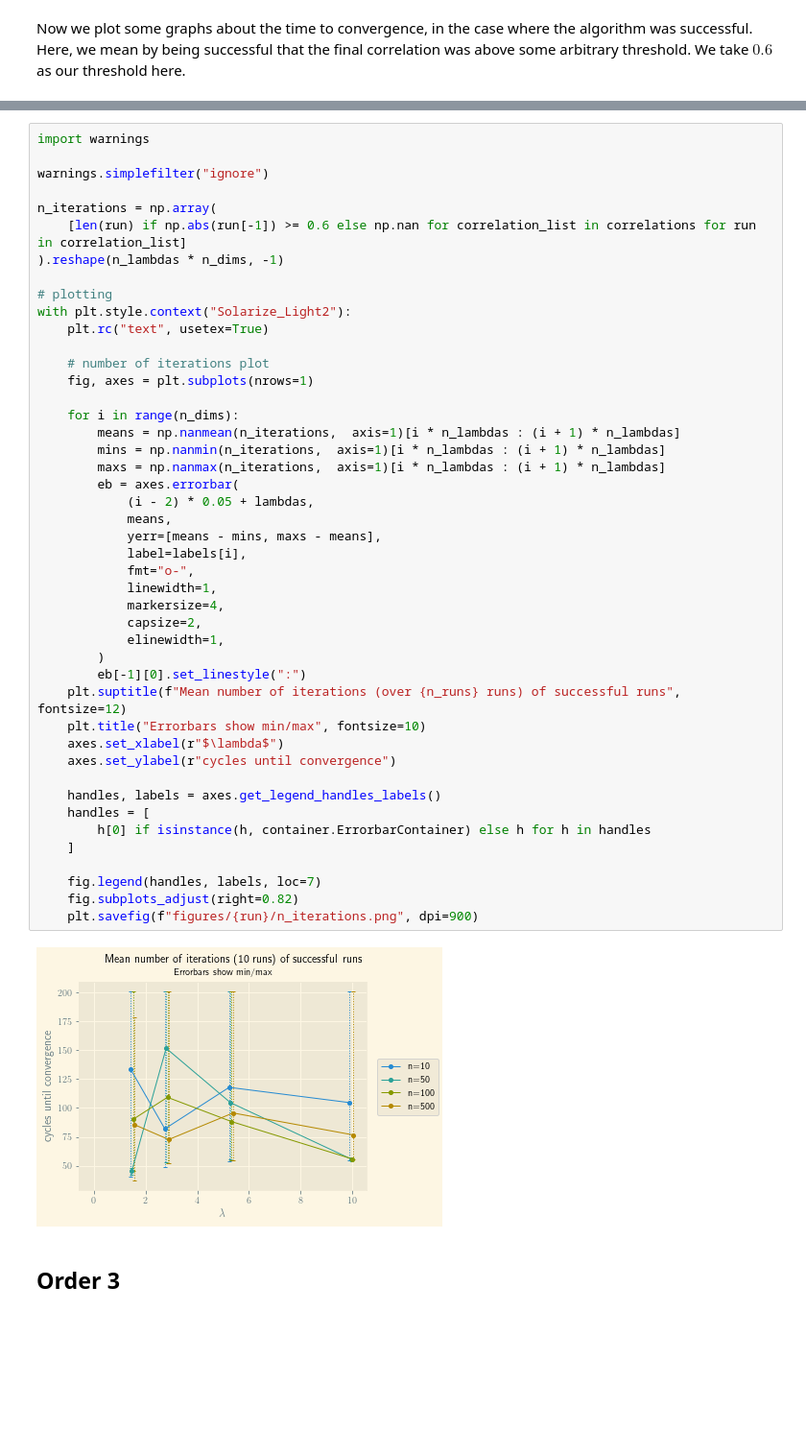
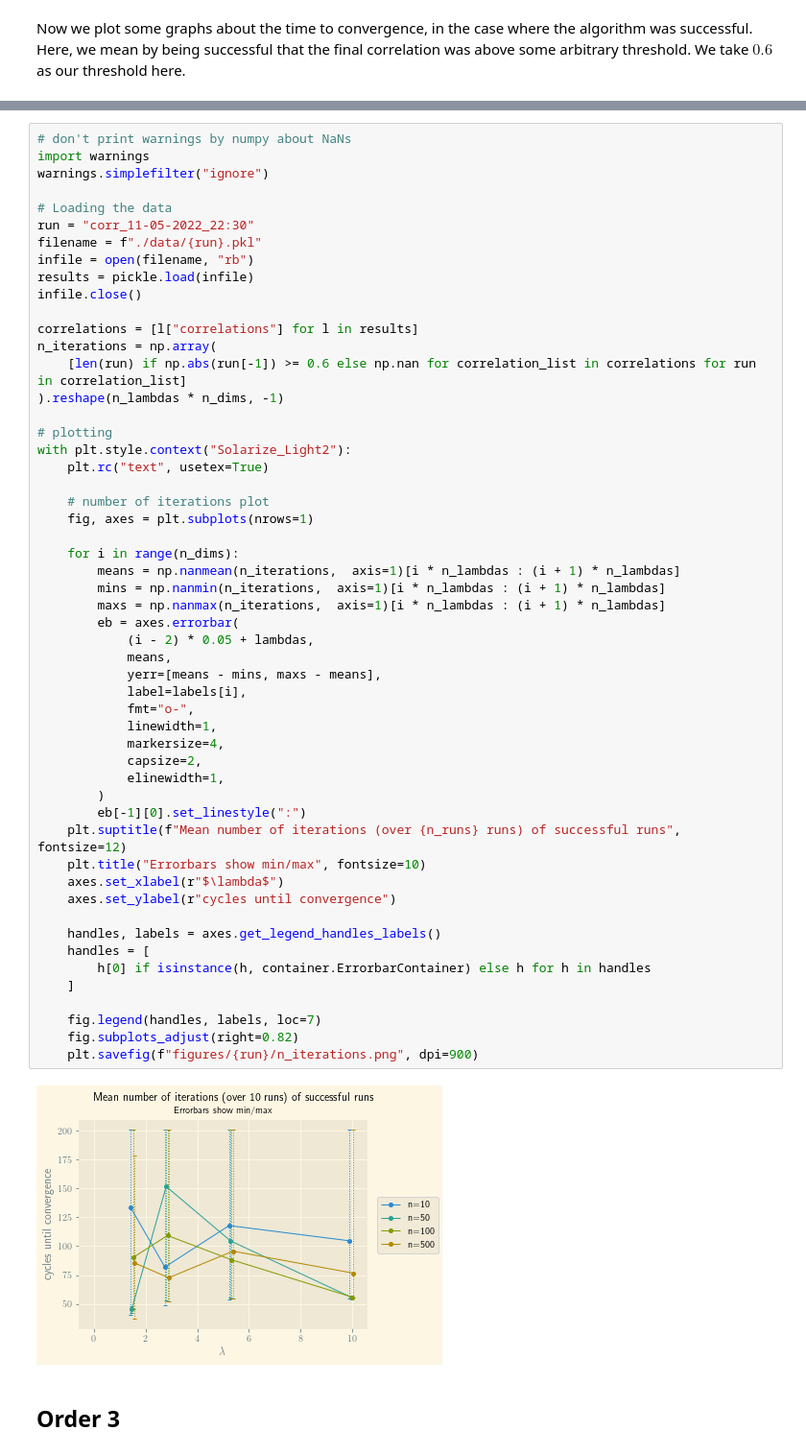
Before and after one commit to fhehli/tensor-pca, a Jupyter notebook: plot.ipynb, the cells around one changed output, grey strips where cells are left out. Shown: that part at 96% size. Saved outputs shown, nothing was run; the diff lists cells and outputs as text; blank space fills up the shorter version.

Commit message:
order 2 plots

```diff
--- a/plot.ipynb
+++ b/plot.ipynb
@@ -139,8 +133,16 @@ array([        nan,         nan,         nan,         nan,         nan,
 # %%
+# don't print warnings by numpy about NaNs
 import warnings
-
 warnings.simplefilter("ignore")
 
+# Loading the data
+run = "corr_11-05-2022_22:30"
+filename = f"./data/{run}.pkl"
+infile = open(filename, "rb")
+results = pickle.load(infile)
+infile.close()
+
+correlations = [l["correlations"] for l in results]
 n_iterations = np.array(
     [len(run) if np.abs(run[-1]) >= 0.6 else np.nan for correlation_list in correlations for run in correlation_list]
 ).reshape(n_lambdas * n_dims, -1)
@@ -155,34 +157,34 @@ with plt.style.context("Solarize_Light2"):
     for i in range(n_dims):
         means = np.nanmean(n_iterations,  axis=1)[i * n_lambdas : (i + 1) * n_lambdas]
         mins = np.nanmin(n_iterations,  axis=1)[i * n_lambdas : (i + 1) * n_lambdas]
         maxs = np.nanmax(n_iterations,  axis=1)[i * n_lambdas : (i + 1) * n_lambdas]
         eb = axes.errorbar(
             (i - 2) * 0.05 + lambdas,
             means,
             yerr=[means - mins, maxs - means],
             label=labels[i],
             fmt="o-",
             linewidth=1,
             markersize=4,
             capsize=2,
             elinewidth=1,
         )
         eb[-1][0].set_linestyle(":")
     plt.suptitle(f"Mean number of iterations (over {n_runs} runs) of successful runs", fontsize=12)
     plt.title("Errorbars show min/max", fontsize=10)
     axes.set_xlabel(r"$\lambda$")
     axes.set_ylabel(r"cycles until convergence")
 
     handles, labels = axes.get_legend_handles_labels()
     handles = [
         h[0] if isinstance(h, container.ErrorbarContainer) else h for h in handles
     ]
 
     fig.legend(handles, labels, loc=7)
     fig.subplots_adjust(right=0.82)
     plt.savefig(f"figures/{run}/n_iterations.png", dpi=900)
 # %% [output]
-[figure, old version]
+[figure, new version]
 # %% [markdown]
 ## Order 3
 # %%
```
Also changed, not shown: parts of 2 cells of this notebook, 3 other files.
